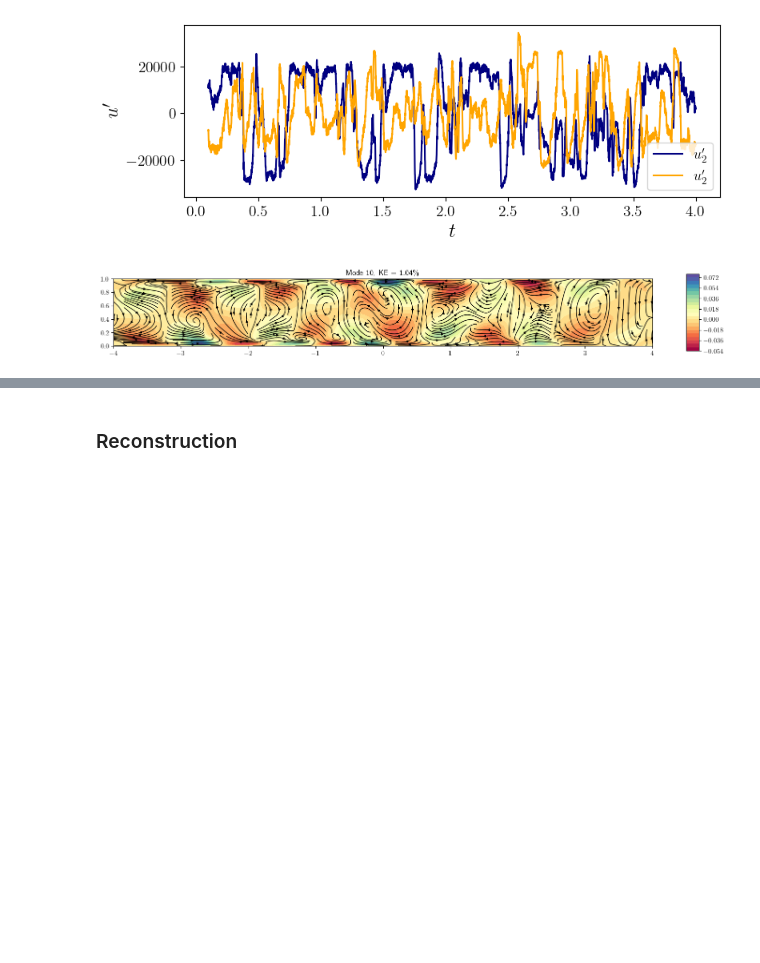
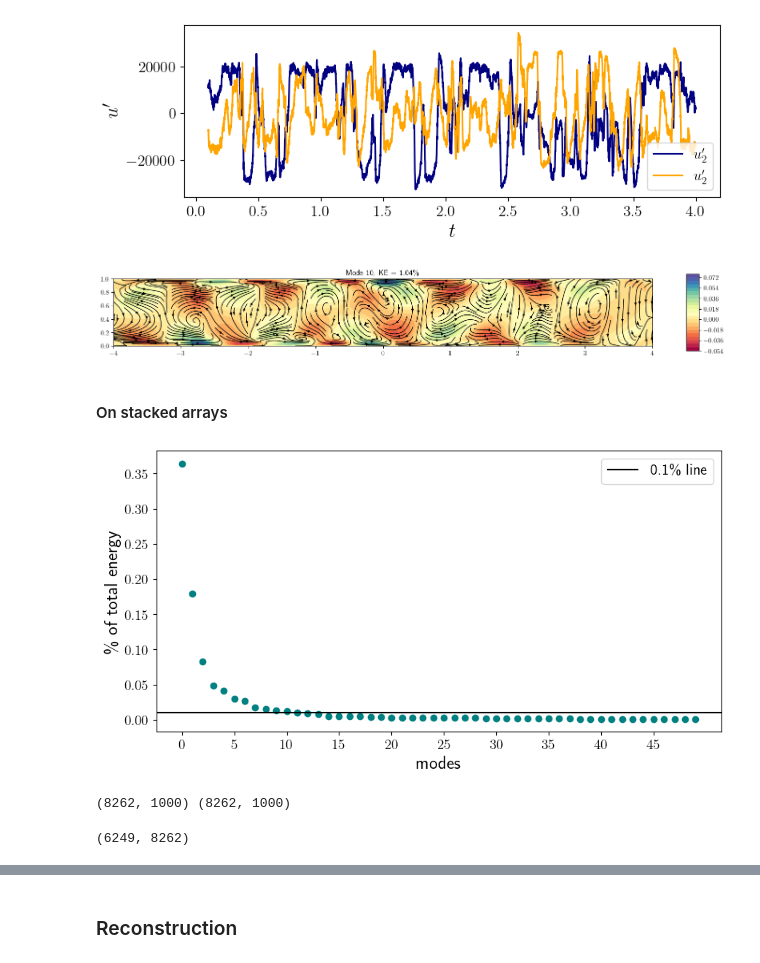
Before and after one commit to Julielmnt/Stage_M2, a Jupyter notebook: code/POD.ipynb, the cells around one changed output, grey strips where cells are left out. Saved outputs shown, nothing was run; the diff lists cells and outputs as text; code cells hidden in the pictures; blank space fills up the shorter version.

```diff
--- a/code/POD.ipynb
+++ b/code/POD.ipynb
@@ -328,3 +329,21 @@ plt.tight_layout()
 plt.show()
 # %% [output]
 [figure]
+# %% [markdown]
+#### On stacked arrays
+# %%
+j = 50
+from POD import plot_energy_contribution
+
+plot_energy_contribution(KE_modes_uw, j, fontsize)
+# %% [output]
+[figure, added]
+# %%
+POD_modes_uw = np.reshape(modes_uw, (2*h*l,2*num_modes))
+print(np.shape(POD_modes_uw), np.shape(modes_uw))
+# %% [output]
+(8262, 1000) (8262, 1000)
+# %%
+np.shape(UW)
+# %% [output]
+(6249, 8262)
```
Also changed, not shown: parts of 37 cells of this notebook, 11 other files.
